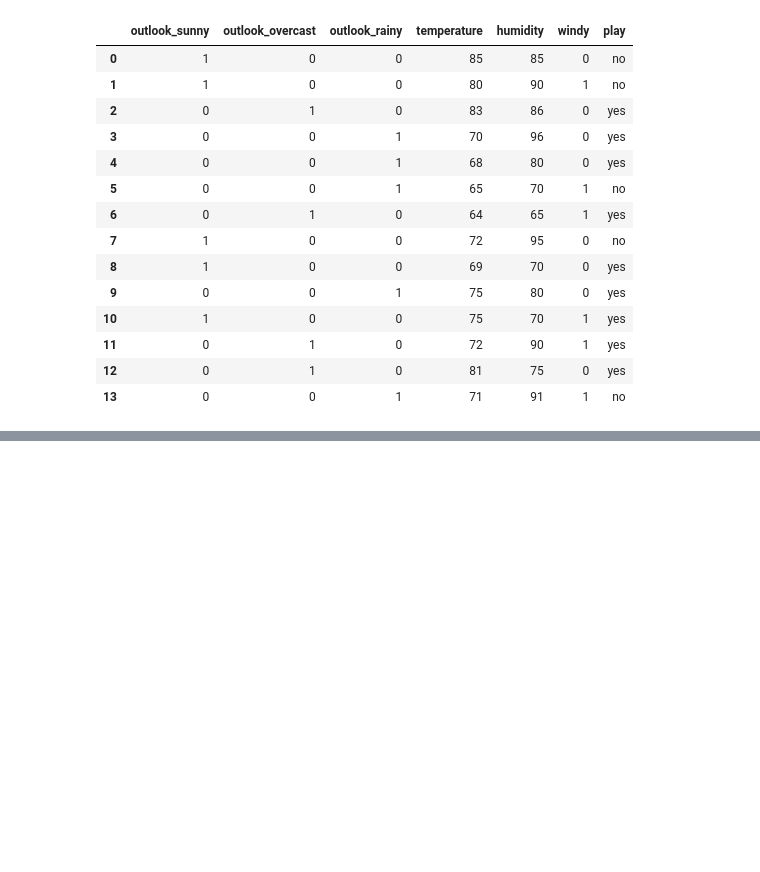
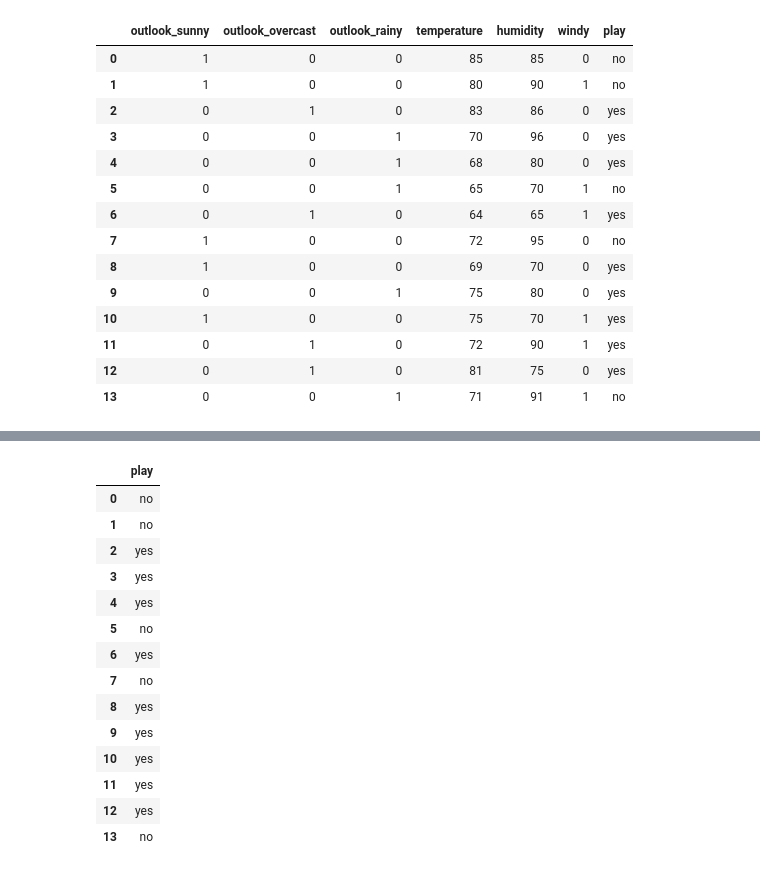
Before and after one commit to HexRoy/CSC310-A3, a Jupyter notebook: Notebook.ipynb, the cells around one changed output, grey strips where cells are left out. Cells and saved outputs as stored; diff of their text form; code cells hidden in the pictures; blank space fills up the shorter version.

```diff
--- a/Notebook.ipynb
+++ b/Notebook.ipynb
@@ -27,0 +30,2 @@ tennis_dtree = tree.DecisionTreeClassifier(criterion='entropy')
+# %%
+tennis_categorical = pd.DataFrame(tennis_df['play'])
@@ -27,0 +54,2 @@ tennis_dtree = tree.DecisionTreeClassifier(criterion='entropy')
+# %%
+tennis_dtree = tree.DecisionTreeClassifier(criterion='entropy')
@@ -27,0 +111,18 @@ tennis_dtree = tree.DecisionTreeClassifier(criterion='entropy')
+# %%
+tennis_categorical
+# %% [output]
+|  | play |
+| 0 | no |
+| 1 | no |
+| 2 | yes |
+| 3 | yes |
+| 4 | yes |
+| 5 | no |
+| 6 | yes |
+| 7 | no |
+| 8 | yes |
+| 9 | yes |
+| 10 | yes |
+| 11 | yes |
+| 12 | yes |
+| 13 | no |
```
Also changed, not shown: parts of 21 cells of this notebook, 2 other files.
